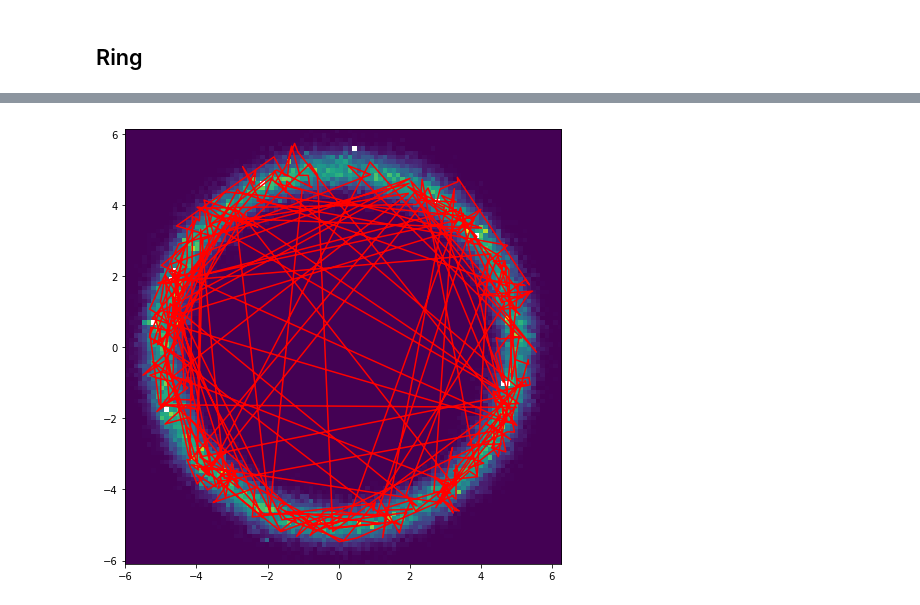
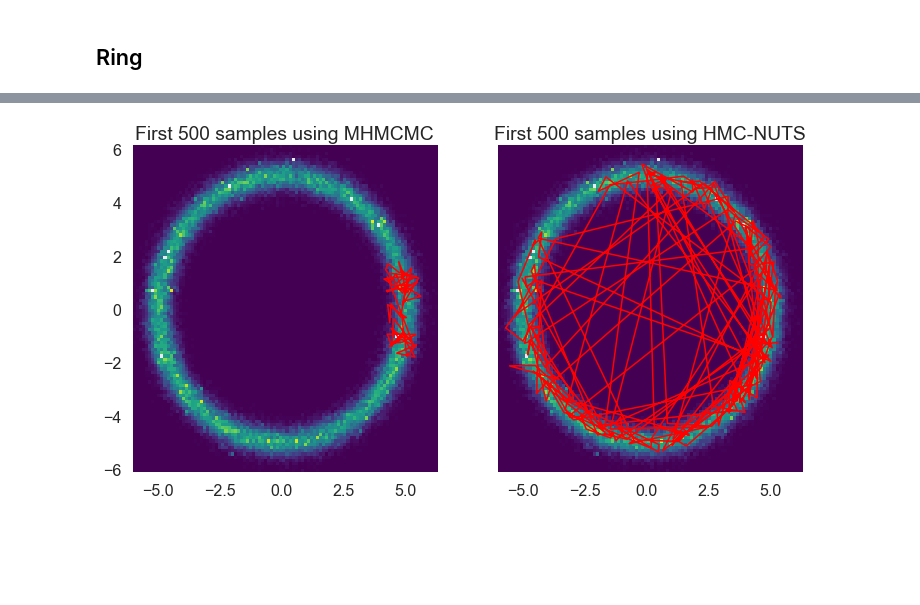
Before and after one commit to mbarsbey/cmpe548project, a Jupyter notebook: pymc3 - creation of baseline data.ipynb, the cells around one changed output, grey strips where cells are left out. Cells and saved outputs as stored; diff of their text form; code cells hidden in the pictures; blank space fills up the shorter version.

```diff
--- a/pymc3 - creation of baseline data.ipynb
+++ b/pymc3 - creation of baseline data.ipynb
@@ -80,7 +110,7 @@ N = 100000
 ndim = 2
 
 try:
-    with open("ring2dim100000_v2.pkl", "rb") as f:
+    with open("ring2dim100000_v3.pkl", "rb") as f:
         background_y = pickle.load(f)
 except:
     with ring_model:
@@ -93,7 +126,7 @@ except:
 # %%
 background_y = background_y.reshape(N, ndim)
 # %%
-sample_N = 500
+sample_N = 250
 
 metr_ring_model = pm.Model()
 nuts_ring_model = pm.Model()
@@ -103,15 +136,15 @@ with metr_ring_model:
     mu_circle = pm.Deterministic("mu_circle", 5*(mu/np.sqrt((mu**2).sum())))
     y = pm.MvNormal('y', mu=mu_circle.flatten(), cov=np.identity(ndim)/10, shape=(ndim))
     step = pm.Metropolis(vars=[mu, y, mu_circle])
-    trace = pm.sample(sample_N, step=step, tune=1000)
+    trace = pm.sample(sample_N/2, step=step, tune=1000)
 metr_ring_y = trace.get_values("y")
 metr_ring_y = metr_ring_y.reshape(sample_N, ndim)
 
 with nuts_ring_model:
     mu = pm.Normal('mu', mu=0, sd=1, shape=(ndim), testval=0.1)
     mu_circle = pm.Deterministic("mu_circle", 5*(mu/np.sqrt((mu**2).sum())))
-    y = pm.MvNormal('y', mu=mu_circle, cov=np.identity(ndim)/10, shape=(1,ndim))
+    y = pm.MvNormal('y', mu=mu_circle, cov=np.identity(ndim)/10, shape=(ndim))
     step = pm.NUTS([mu, y])
-    trace = pm.sample(sample_N, step=step, tune=1000)
+    trace = pm.sample(sample_N/2, step=step, tune=1000)
 nuts_ring_y = trace.get_values("y")
 nuts_ring_y = nuts_ring_y.reshape(sample_N, ndim)
@@ -125,7 +158,16 @@ _ = plt.plot(metr_ring_y.transpose()[0,:], metr_ring_y.transpose()[1,:], "r")
-# %%
-plt.figure(figsize=(8,8))
-plt.gca().set_aspect('equal', adjustable='box')
-_ = plt.hist2d(x=background_y.transpose()[0,:], y=background_y.transpose()[1,:],bins=100, cmax=100)
-_ = plt.plot(nuts_ring_y.transpose()[0,:], nuts_ring_y.transpose()[1,:], "r")
-# %% [output]
-[figure, removed]
+# %%
+f, (ax1, ax2) = plt.subplots(1,2, sharey=True)
+f.set_size_inches(12,6)
+ax1.grid(False)
+ax2.grid(False)
+_ = ax1.hist2d(x=background_y.transpose()[0,:], y=background_y.transpose()[1,:],bins=100, cmax=100, cmap="viridis")
+_ = ax1.plot(metr_ring_y.transpose()[0,:], metr_ring_y.transpose()[1,:], "r", lw=1.5)
+_ = ax1.set_title("First 500 samples using MHMCMC")
+
+_ = ax2.hist2d(x=background_y.transpose()[0,:], y=background_y.transpose()[1,:],bins=100, cmax=100, cmap="viridis")
+_ = ax2.plot(nuts_ring_y.transpose()[0,:], nuts_ring_y.transpose()[1,:], "r", lw=1.5)
+_ = ax2.set_title("First 500 samples using HMC-NUTS")
+#f.suptitle("Sampling from a 2-d annulus", fontsize=22, y=1)
+f.savefig("ring.jpg", dpi=500)
+# %% [output]
+[figure, added]
```
Also changed, not shown: parts of 9 cells of this notebook, 13 other files.
